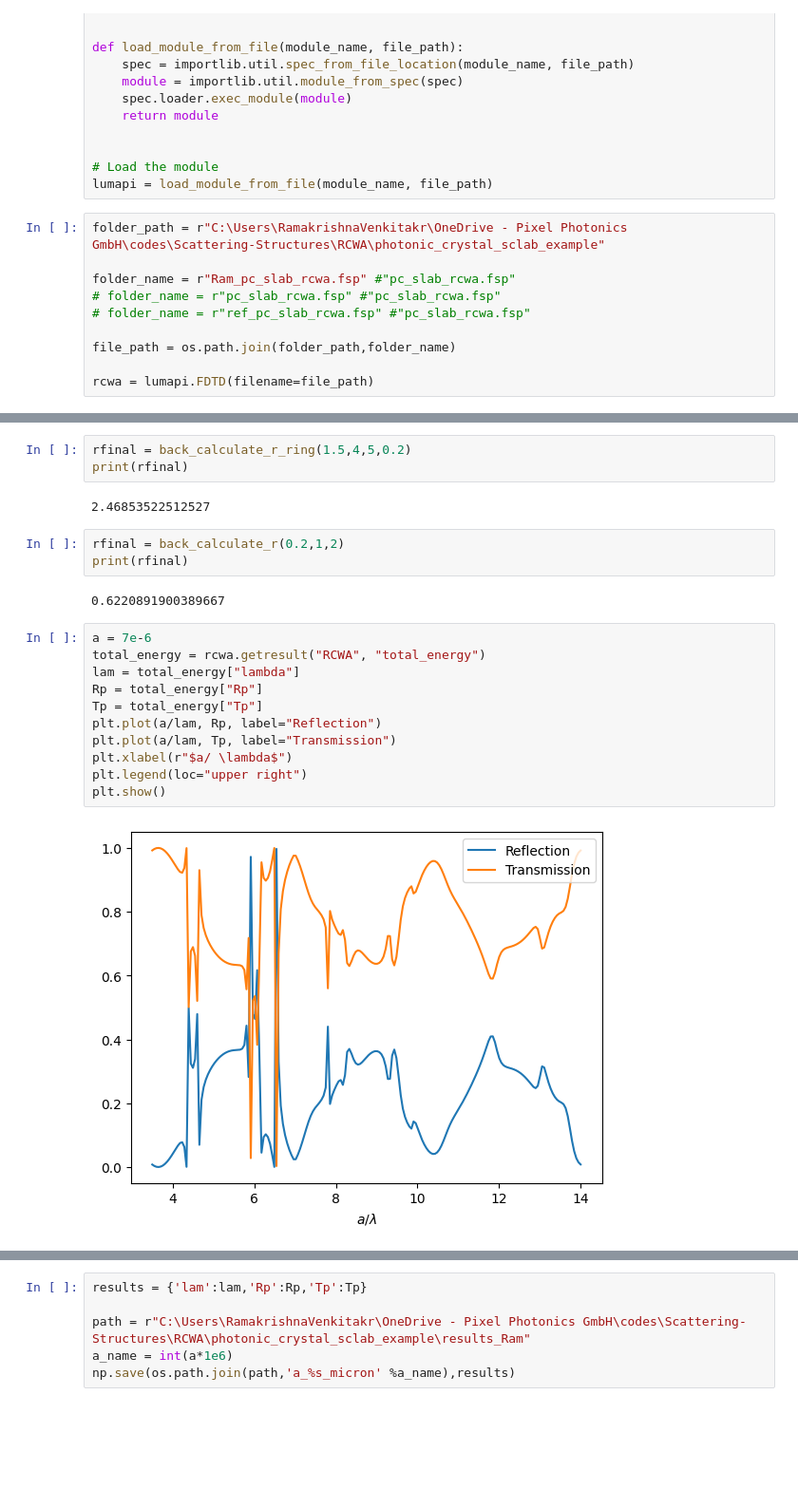
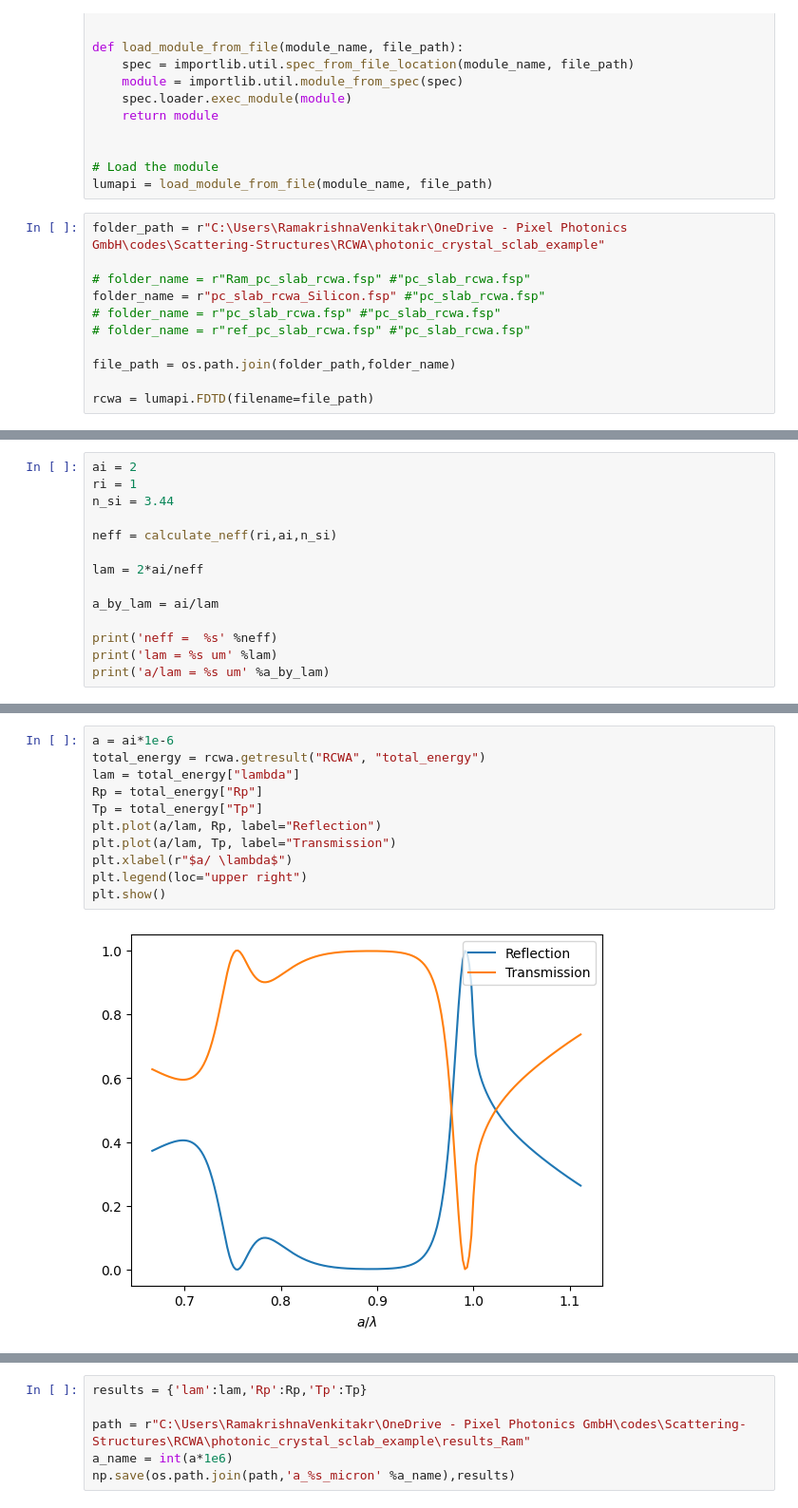
Before and after one commit to ramakrishnav130995/Scattering-Structures, a Jupyter notebook: RCWA/photonic_crystal_sclab_example/2_analyze_data.ipynb, the cells around one changed output, grey strips where cells are left out. Shown at 95% size. Drawn from its saved outputs; the diff is of its cells as text; blank space fills up the shorter version.

```diff
--- a/RCWA/photonic_crystal_sclab_example/2_analyze_data.ipynb
+++ b/RCWA/photonic_crystal_sclab_example/2_analyze_data.ipynb
@@ -26,7 +26,8 @@ lumapi = load_module_from_file(module_name, file_path)
 # %%
 folder_path = r"C:\Users\RamakrishnaVenkitakr\OneDrive - Pixel Photonics GmbH\codes\Scattering-Structures\RCWA\photonic_crystal_sclab_example"
 
-folder_name = r"Ram_pc_slab_rcwa.fsp" #"pc_slab_rcwa.fsp"
+# folder_name = r"Ram_pc_slab_rcwa.fsp" #"pc_slab_rcwa.fsp"
+folder_name = r"pc_slab_rcwa_Silicon.fsp" #"pc_slab_rcwa.fsp"
 # folder_name = r"pc_slab_rcwa.fsp" #"pc_slab_rcwa.fsp"
 # folder_name = r"ref_pc_slab_rcwa.fsp" #"pc_slab_rcwa.fsp"
 
@@ -35,0 +69,14 @@ rcwa = lumapi.FDTD(filename=file_path)
+# %%
+ai = 2
+ri = 1
+n_si = 3.44
+
+neff = calculate_neff(ri,ai,n_si)
+
+lam = 2*ai/neff
+
+a_by_lam = ai/lam
+
+print('neff =  %s' %neff)
+print('lam = %s um' %lam)
+print('a/lam = %s um' %a_by_lam)
@@ -69,23 +100,13 @@ def back_calculate_r_ring(r,ai,af,rfinal1):
-# %%
-rfinal = back_calculate_r_ring(1.5,4,5,0.2)
-print(rfinal)
-# %% [output]
-2.46853522512527
-# %%
-rfinal = back_calculate_r(0.2,1,2)
-print(rfinal)
-# %% [output]
-0.6220891900389667
 # %%
-a = 7e-6
+a = ai*1e-6
 total_energy = rcwa.getresult("RCWA", "total_energy")
 lam = total_energy["lambda"]
 Rp = total_energy["Rp"]
 Tp = total_energy["Tp"]
 plt.plot(a/lam, Rp, label="Reflection")
 plt.plot(a/lam, Tp, label="Transmission")
 plt.xlabel(r"$a/ \lambda$")
 plt.legend(loc="upper right")
 plt.show()
 # %% [output]
-[figure, old version]
+[figure, new version]
```
Also changed, not shown: parts of 11 cells of this notebook, 2 other files.
